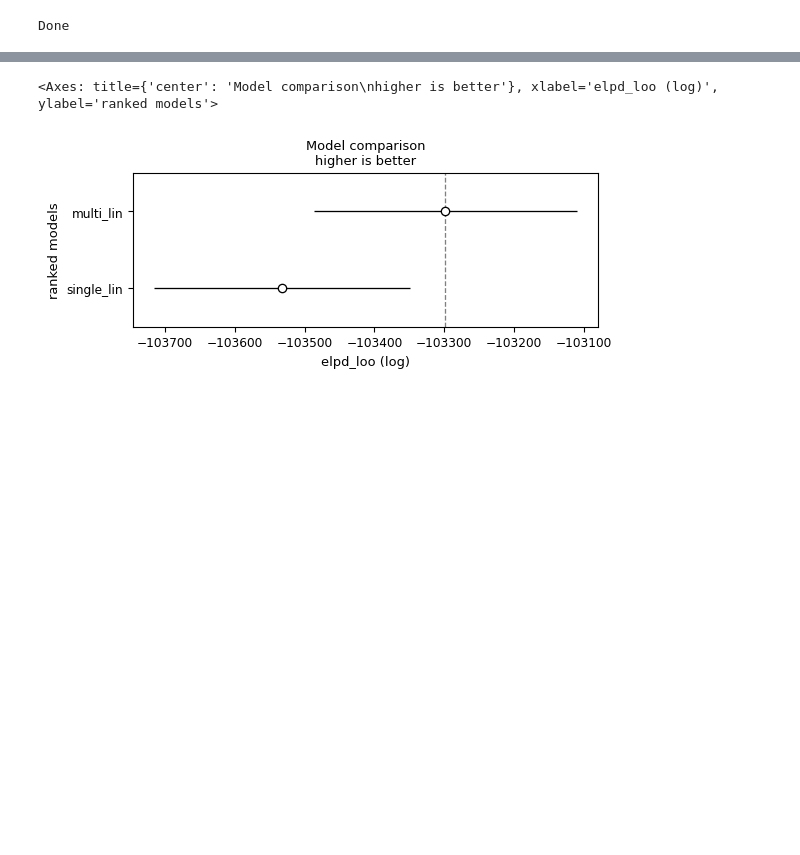
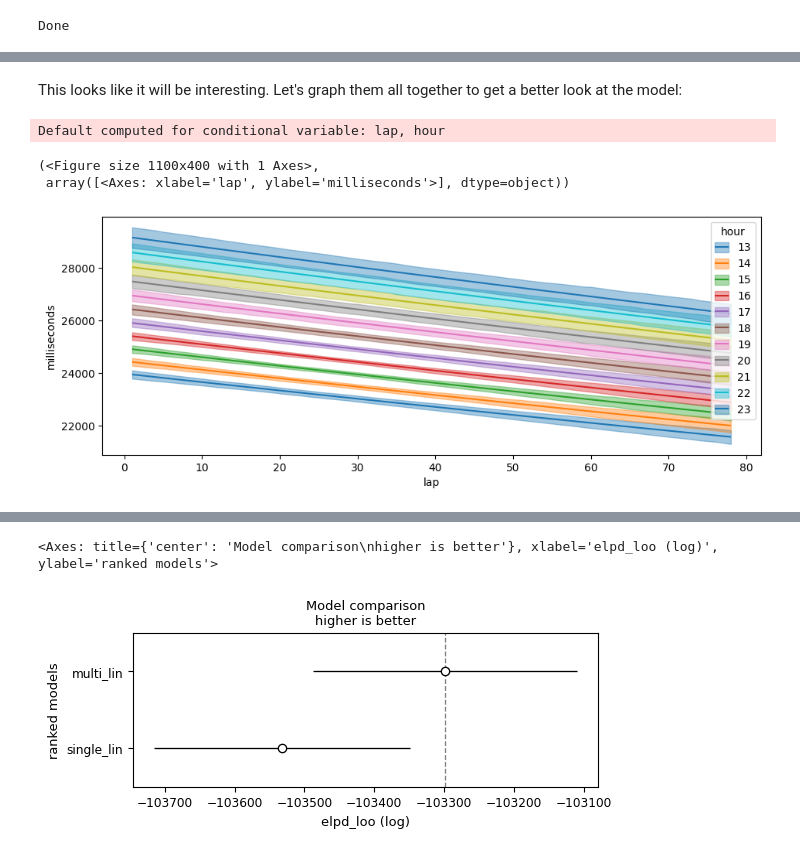
Before and after one commit to blortle-dev/data-science-lasa, a Jupyter notebook: Unit 6/ColiDicaU6Proj.ipynb, the cells around one changed output, grey strips where cells are left out. Drawn from its saved outputs; the diff is of its cells as text; code cells hidden in the pictures; blank space fills up the shorter version.

```diff
--- a/Unit 6/ColiDicaU6Proj.ipynb
+++ b/Unit 6/ColiDicaU6Proj.ipynb
@@ -147,0 +181,11 @@ bmb.interpret.plot_predictions(model_mlb_bmb, idata_mlb_bmb, ["lap", "hour"],
+# %% [markdown]
+This looks like it will be interesting. Let's graph them all together to get a better look at the model:
+# %%
+bmb.interpret.plot_predictions(model_mlb_bmb,
+                               idata_mlb_bmb,
+                               ["lap",  "hour"], fig_kwargs={"figsize":(11, 4)})
+# %% [output]
+Default computed for conditional variable: lap, hour
+(<Figure size 1100x400 with 1 Axes>,
+ array([<Axes: xlabel='lap', ylabel='milliseconds'>], dtype=object))
+[figure, added]
```
Also changed, not shown: parts of 30 cells of this notebook.
